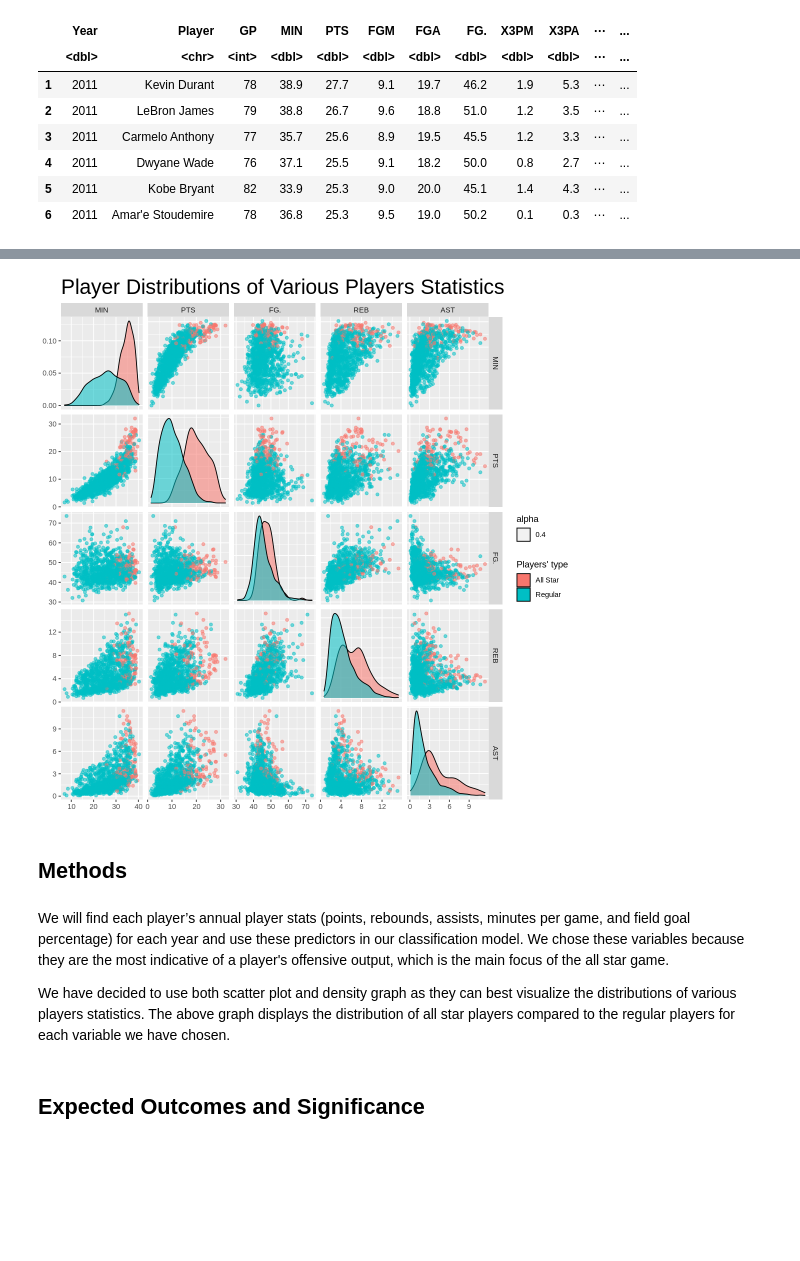
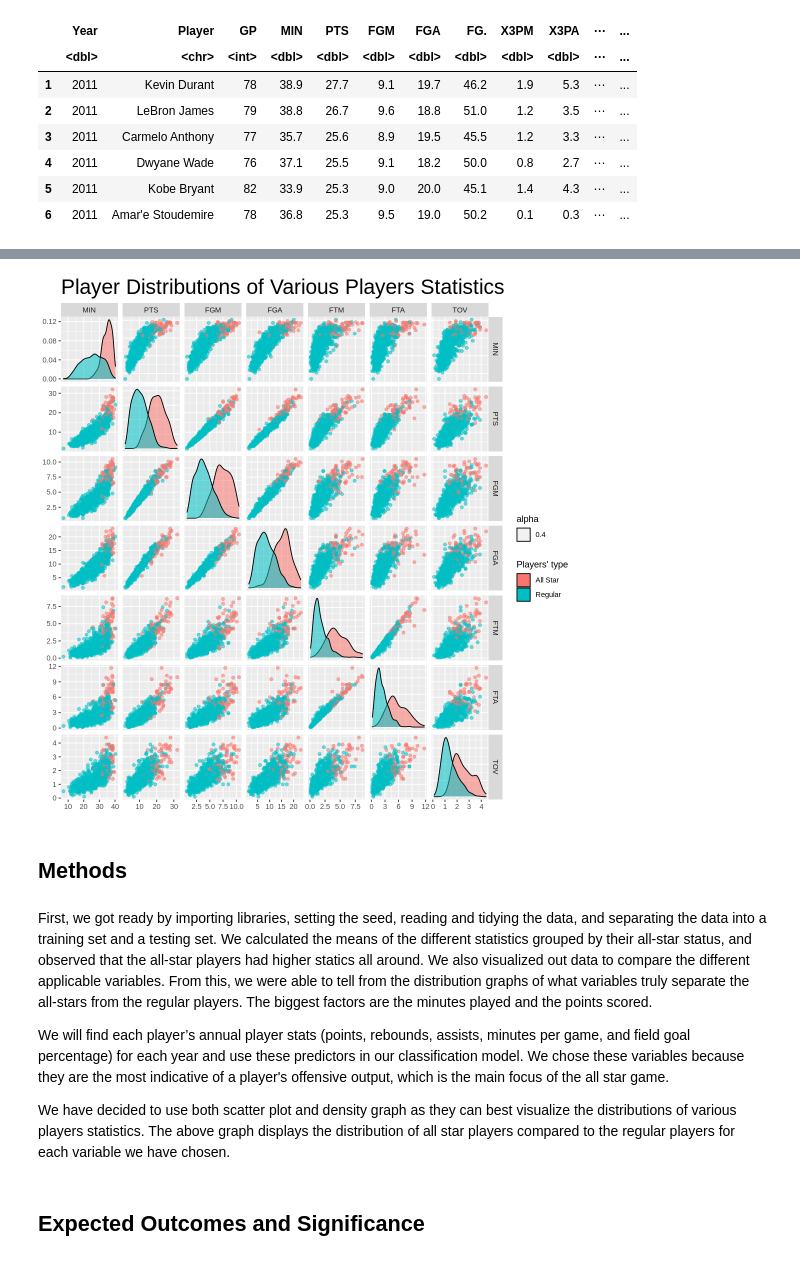
Before and after one commit to RayNguyent/DSCI-100-project, a Jupyter notebook: report.ipynb, the cells around one changed output, grey strips where cells are left out. Saved outputs shown, nothing was run; the diff lists cells and outputs as text; code cells hidden in the pictures; blank space fills up the shorter version.

```diff
--- a/report.ipynb
+++ b/report.ipynb
@@ -105,10 +118,17 @@ A data.frame: 6 × 22
 | 5 | 2011 | Kobe Bryant | 82 | 33.9 | 25.3 | 9.0 | 20.0 | 45.1 | 1.4 | 4.3 | ⋯ | ... |
 | 6 | 2011 | Amar'e Stoudemire | 78 | 36.8 | 25.3 | 9.5 | 19.0 | 50.2 | 0.1 | 0.3 | ⋯ | ... |
 # %%
+set.seed(2022)
+
 ## Select the potential attributes
 selected_combined_data <- combined_data %>%
     filter(Year <= 2015 & Year >= 2011) %>%
     filter(Player != "0") %>%
-    select(Year, Player, MIN, PTS, FG., REB, AST,Is_All_Star)
-head(selected_combined_data)
+    select(Year, Player, MIN, PTS, FGM, FGA, FTM, FTA, TOV, Is_All_Star)
+
+data_split <- initial_split(selected_combined_data, prop = 0.7, strata = Is_All_Star)
+data_training <- training(data_split)
+data_testing <- testing(data_split)
+
+head(data_training)
 # %% [output]
@@ -124,18 +168,22 @@ A data.frame: 6 × 8
 # %%
+set.seed(2022)
+
 ## Graphs displaying relationships between each variable.
 options(repr.plot.width = 9, repr.plot.height = 9)
-plot <- ggpairs(selected_combined_data, columns = 3:7, legend = 1,
+plot <- ggpairs(data_training, columns = 3:9, legend = 1,
                 ggplot2::aes(color = Is_All_Star, alpha = 0.4),
                 upper = list(continuous = "points", wrap("cor", size = 2.5))) +
                 labs(title = "Player Distributions of Various Players Statistics", fill = "Players' type") +
                 theme(plot.title = element_text(size = 25))
 
 plot
 # %% [output]
-[figure, old version]
+[figure, new version]
 # %% [markdown]
 ## Methods
 # %% [markdown]
+First, we got ready by importing libraries, setting the seed, reading and tidying the data, and separating the data into a training set and a testing set. We calculated the means of the different statistics grouped by their all-star status, and observed that the all-star players had higher statics all around. We also visualized out data to compare the different applicable variables. From this, we were able to tell from the distribution graphs of what variables truly separate the all-stars from the regular players. The biggest factors are the minutes played and the points scored.
+
 We will find each player’s annual player stats (points, rebounds, assists, minutes per game, and field goal percentage) for each year and use these predictors in our classification model. We chose these variables because they are the most indicative of a player's offensive output, which is the main focus of the all star game.
 
 We have decided to use both scatter plot and density graph as they can best visualize the distributions of various players statistics. The above graph displays the distribution of all star players compared to the regular players for each variable we have chosen.
```
Also changed, not shown: parts of 11 cells of this notebook.
